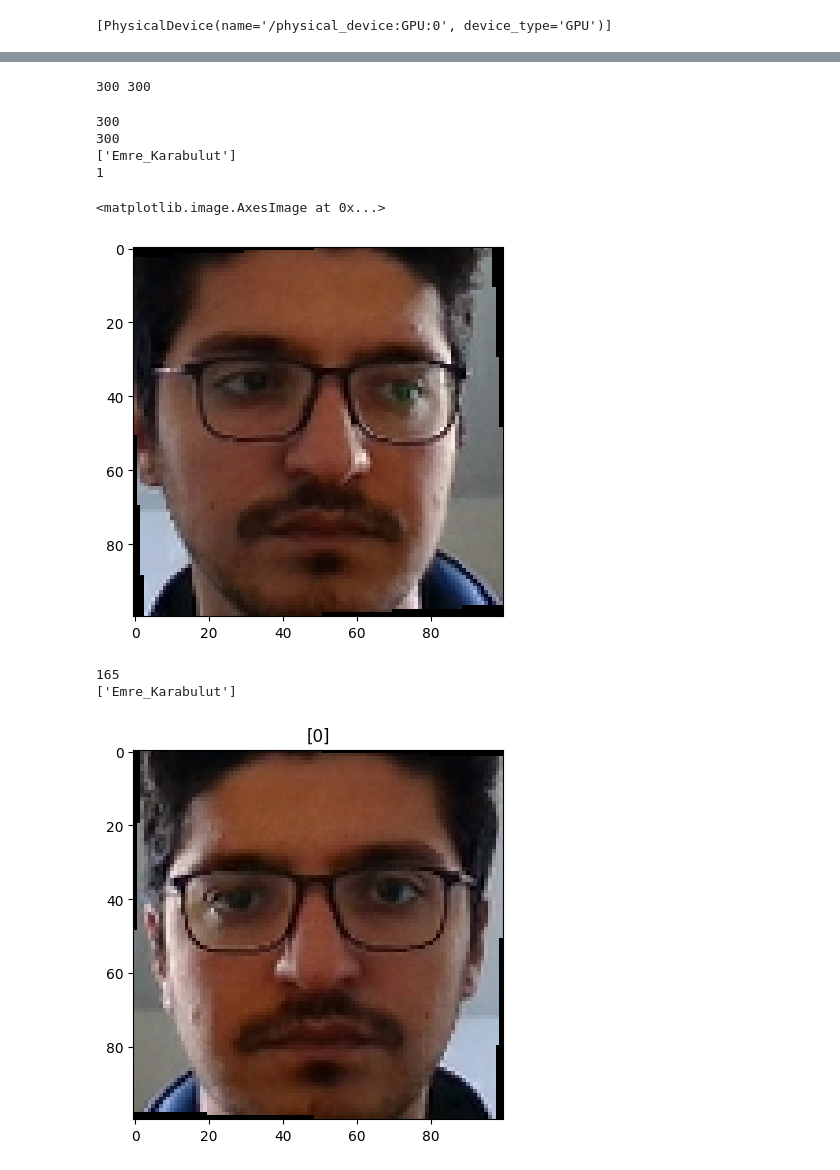
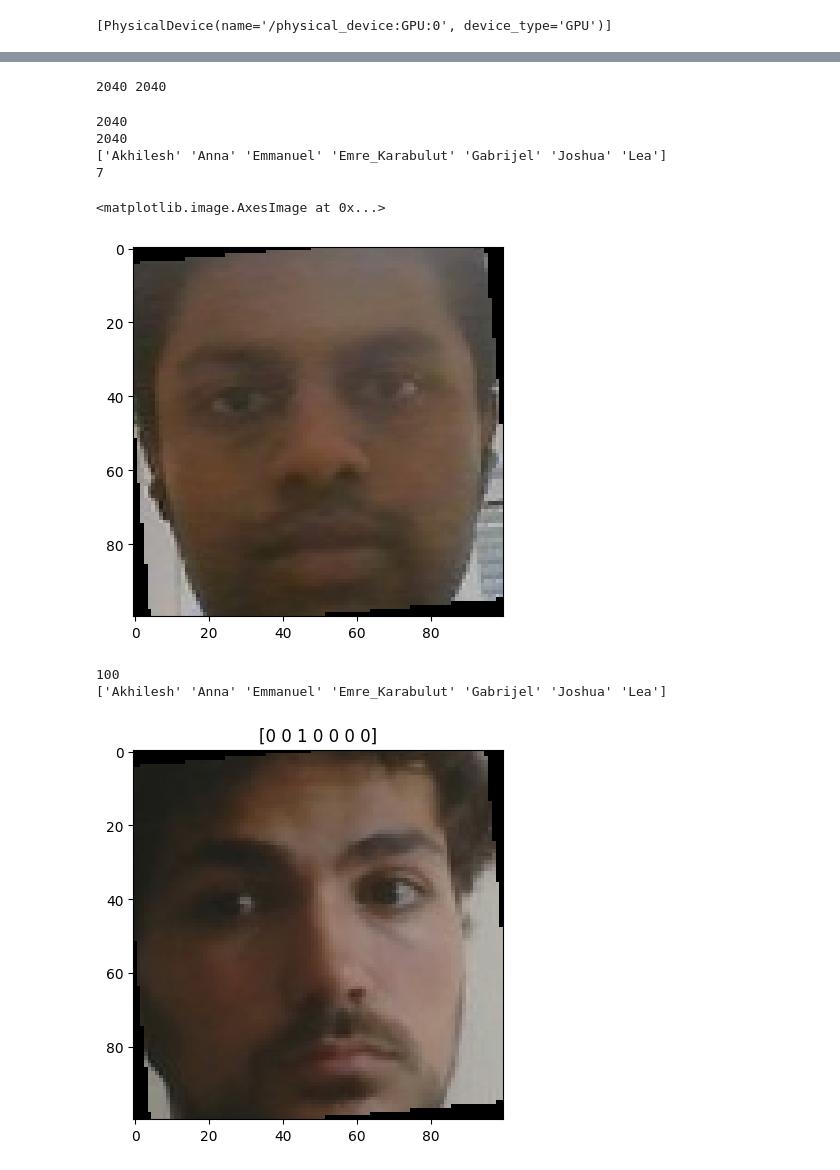
Before and after one commit to EmreKARABLT/chatBot, a Jupyter notebook: ImageProcessing/CNN/cnn_last_version.ipynb, the cells around one changed output, grey strips where cells are left out. Drawn from its saved outputs; the diff is of its cells as text; code cells hidden in the pictures.

```diff
--- a/ImageProcessing/CNN/cnn_last_version.ipynb
+++ b/ImageProcessing/CNN/cnn_last_version.ipynb
@@ -113,8 +110,8 @@ X,Y = data_aug(x_images,y_labels , 3 )
 X_filtered = []
 Y_filtered = []
 
-min_number_of_images_exists_per_person = 100
-max_number_of_images_per_person_in_dataset = 100
+min_number_of_images_exists_per_person = 10
+max_number_of_images_per_person_in_dataset = 1000
 
 labels = np.array(Y)
 for x , y  in zip(X,Y):
@@ -134,13 +131,13 @@ print(n)
 
 plt.imshow(X_filtered[10] , cmap='gray')
 # %% [output]
-300 300
+2040 2040
-300
-300
-['Emre_Karabulut']
-1
+2040
+2040
+['Akhilesh' 'Anna' 'Emmanuel' 'Emre_Karabulut' 'Gabrijel' 'Joshua' 'Lea']
+7
 <matplotlib.image.AxesImage at 0x...>
-[figure, old version]
+[figure, new version]
 # %%
 encoder = LabelBinarizer()
 
@@ -152,21 +149,21 @@ Y_encoded = encoder.fit_transform(Y_filtered)
 X_train, X_test, Y_train, Y_test = train_test_split(X_filtered,Y_encoded,test_size = 0.2 , shuffle=True , stratify=Y_encoded)
 X_train, X_val, Y_train, Y_val = train_test_split(X_train,Y_train,test_size = 0.30 , shuffle=True, stratify=Y_train)
 # %%
-i = 165
+i = 100
 print(i)
 plt.title((Y_train[i]))
 plt.imshow(X_train[i] , cmap="gray")
 print(np.unique(Y_filtered))
 #
 # print("Data Created !!")
 # print(type(X_train))
 # print("Length of training set " , len(X_train) , len(Y_train))
 # print("Length of validation set ",len(X_val), len(Y_val))
 # print("Length of testing set ",len(X_test), len(Y_test))
 # %% [output]
-165
-['Emre_Karabulut']
+100
+['Akhilesh' 'Anna' 'Emmanuel' 'Emre_Karabulut' 'Gabrijel' 'Joshua' 'Lea']
-[figure, old version]
+[figure, new version]
 # %%
 
 input_image = Input(shape=(img_size[0],img_size[1], 3) , name='input')
```
Also changed, not shown: parts of 5 cells of this notebook, 6 other files.
